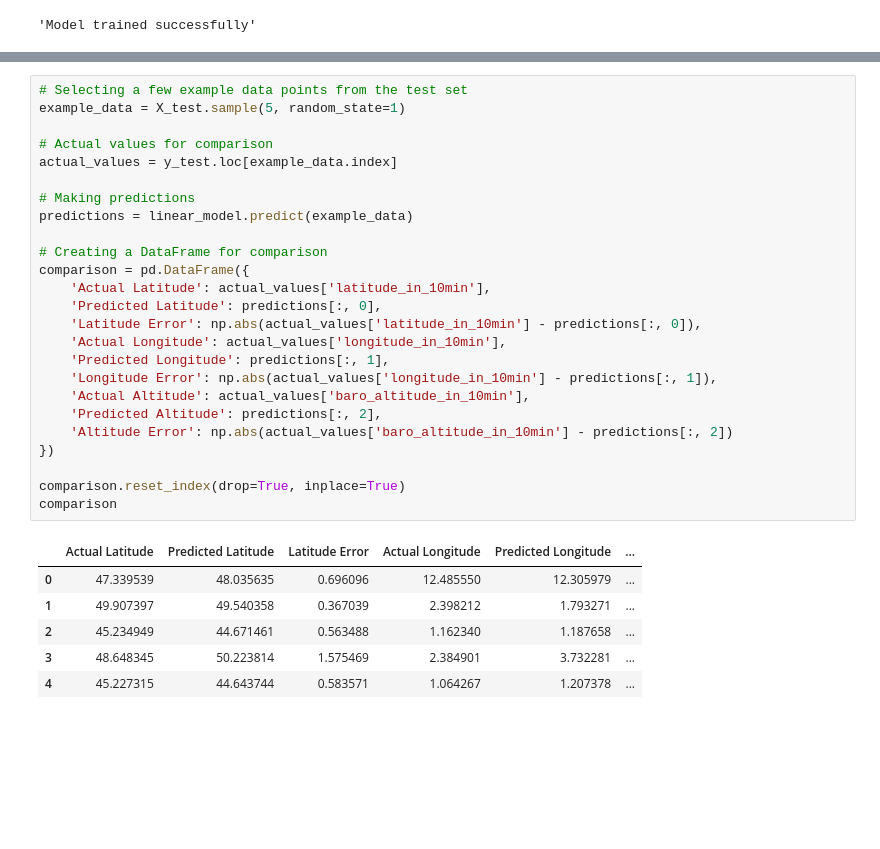
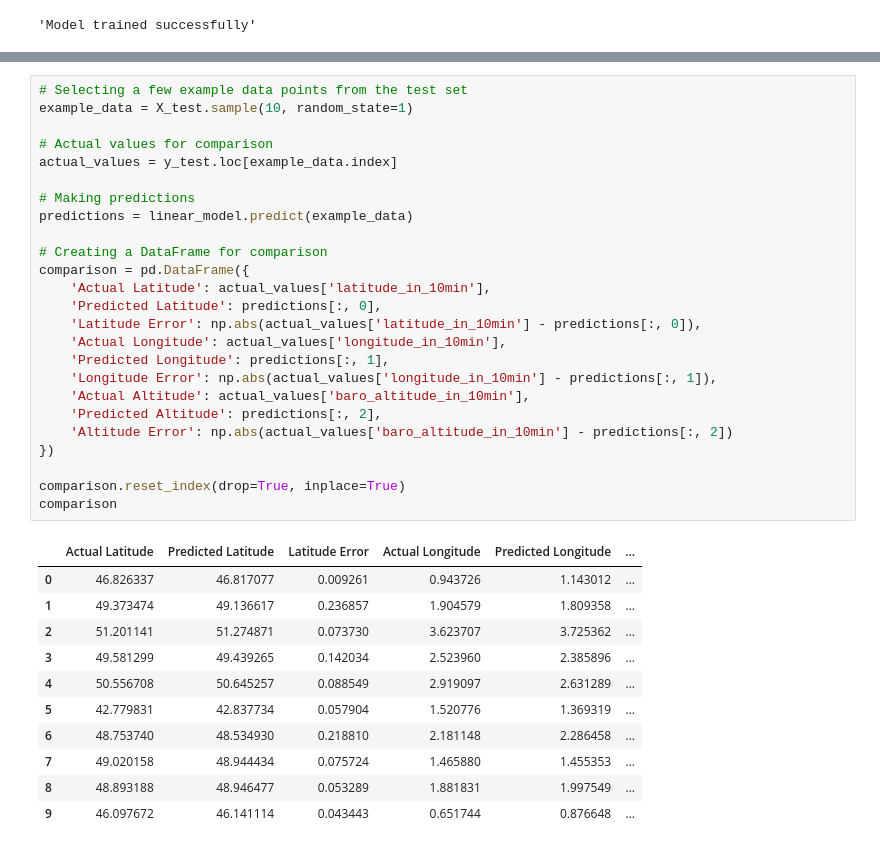
Before and after one commit to Jarifa/FOE_Group_3, a Jupyter notebook: Model1_Linear_Regression.ipynb, the cells around one changed output, grey strips where cells are left out. Drawn from its saved outputs; the diff is of its cells as text; blank space fills up the shorter version.

```diff
--- a/Model1_Linear_Regression.ipynb
+++ b/Model1_Linear_Regression.ipynb
@@ -118,32 +121,37 @@ plt.show()
 # %%
 # Selecting a few example data points from the test set
-example_data = X_test.sample(5, random_state=1)
+example_data = X_test.sample(10, random_state=1)
 
 # Actual values for comparison
 actual_values = y_test.loc[example_data.index]
 
 # Making predictions
 predictions = linear_model.predict(example_data)
 
 # Creating a DataFrame for comparison
 comparison = pd.DataFrame({
     'Actual Latitude': actual_values['latitude_in_10min'],
     'Predicted Latitude': predictions[:, 0],
     'Latitude Error': np.abs(actual_values['latitude_in_10min'] - predictions[:, 0]),
     'Actual Longitude': actual_values['longitude_in_10min'],
     'Predicted Longitude': predictions[:, 1],
     'Longitude Error': np.abs(actual_values['longitude_in_10min'] - predictions[:, 1]),
     'Actual Altitude': actual_values['baro_altitude_in_10min'],
     'Predicted Altitude': predictions[:, 2],
     'Altitude Error': np.abs(actual_values['baro_altitude_in_10min'] - predictions[:, 2])
 })
 
 comparison.reset_index(drop=True, inplace=True)
 comparison
 # %% [output]
 |  | Actual Latitude | Predicted Latitude | Latitude Error | Actual Longitude | Predicted Longitude | ... |
-| 0 | 47.339539 | 48.035635 | 0.696096 | 12.485550 | 12.305979 | ... |
-| 1 | 49.907397 | 49.540358 | 0.367039 | 2.398212 | 1.793271 | ... |
-| 2 | 45.234949 | 44.671461 | 0.563488 | 1.162340 | 1.187658 | ... |
-| 3 | 48.648345 | 50.223814 | 1.575469 | 2.384901 | 3.732281 | ... |
-| 4 | 45.227315 | 44.643744 | 0.583571 | 1.064267 | 1.207378 | ... |
+| 0 | 46.826337 | 46.817077 | 0.009261 | 0.943726 | 1.143012 | ... |
+| 1 | 49.373474 | 49.136617 | 0.236857 | 1.904579 | 1.809358 | ... |
+| 2 | 51.201141 | 51.274871 | 0.073730 | 3.623707 | 3.725362 | ... |
+| 3 | 49.581299 | 49.439265 | 0.142034 | 2.523960 | 2.385896 | ... |
+| 4 | 50.556708 | 50.645257 | 0.088549 | 2.919097 | 2.631289 | ... |
+| 5 | 42.779831 | 42.837734 | 0.057904 | 1.520776 | 1.369319 | ... |
+| 6 | 48.753740 | 48.534930 | 0.218810 | 2.181148 | 2.286458 | ... |
+| 7 | 49.020158 | 48.944434 | 0.075724 | 1.465880 | 1.455353 | ... |
+| 8 | 48.893188 | 48.946477 | 0.053289 | 1.881831 | 1.997549 | ... |
+| 9 | 46.097672 | 46.141114 | 0.043443 | 0.651744 | 0.876648 | ... |
```
Also changed, not shown: parts of 4 cells of this notebook, 3 other files.
